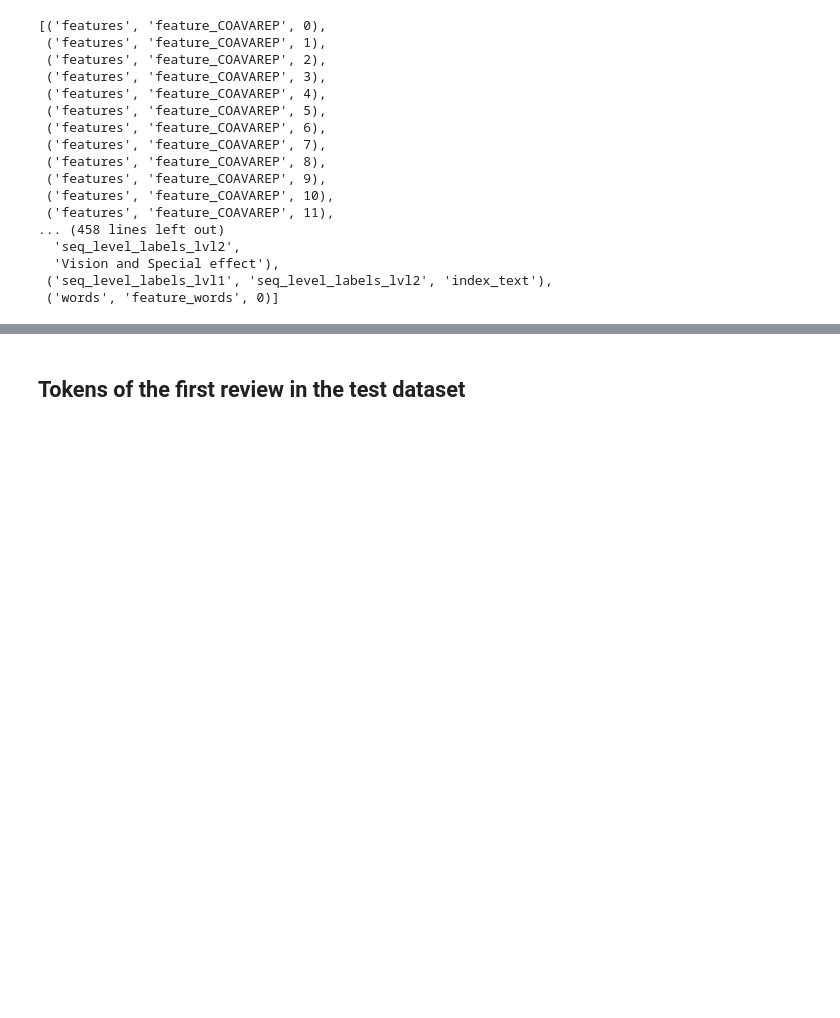
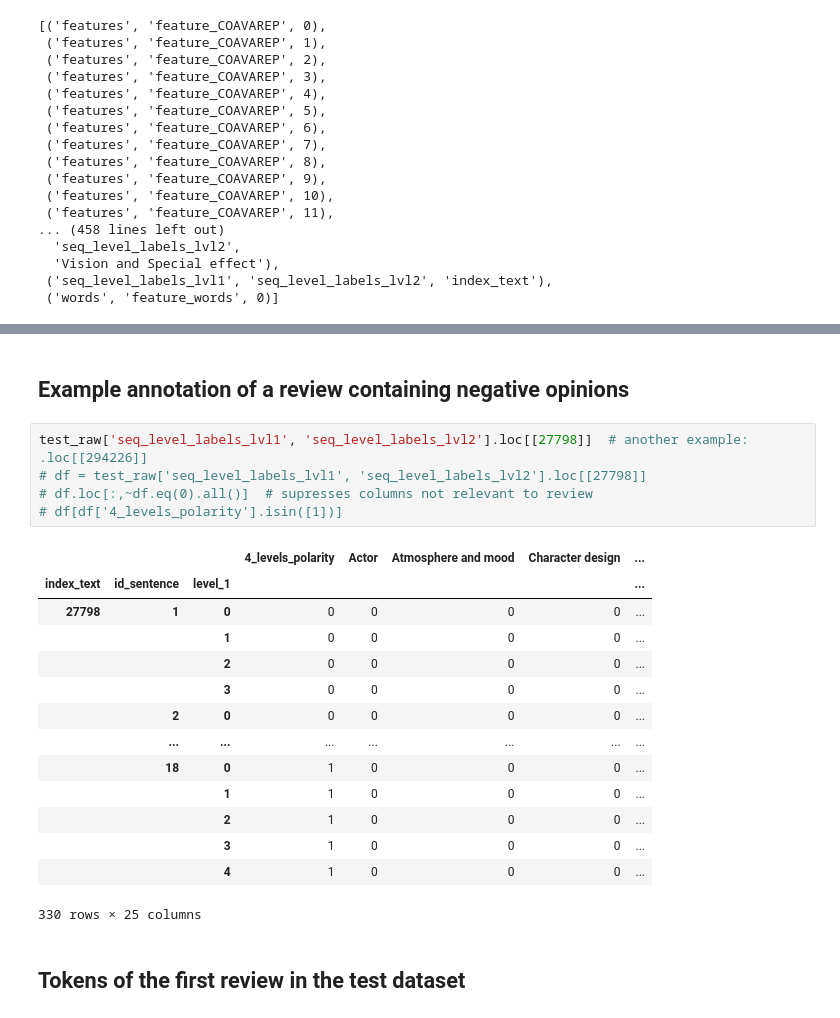
Before and after one commit to eusip/POM, a Jupyter notebook: POM DataFrame Structure.ipynb, the cells around one changed output, grey strips where cells are left out. Saved outputs shown, nothing was run; the diff lists cells and outputs as text; blank space fills up the shorter version.

```diff
--- a/POM DataFrame Structure.ipynb
+++ b/POM DataFrame Structure.ipynb
@@ -41,3 +67,25 @@ list(test_raw.columns)
+# %% [markdown]
+## Example annotation of a review containing negative opinions
+# %%
+test_raw['seq_level_labels_lvl1', 'seq_level_labels_lvl2'].loc[[27798]]  # another example: .loc[[294226]]
+# df = test_raw['seq_level_labels_lvl1', 'seq_level_labels_lvl2'].loc[[27798]]
+# df.loc[:,~df.eq(0).all()]  # supresses columns not relevant to review
+# df[df['4_levels_polarity'].isin([1])]
+# %% [output]
+|  |  |  | 4_levels_polarity | Actor | Atmosphere and mood | Character design | ... |
+| index_text | id_sentence | level_1 |  |  |  |  | ... |
+| 27798 | 1 | 0 | 0 | 0 | 0 | 0 | ... |
+|  |  | 1 | 0 | 0 | 0 | 0 | ... |
+|  |  | 2 | 0 | 0 | 0 | 0 | ... |
+|  |  | 3 | 0 | 0 | 0 | 0 | ... |
+|  | 2 | 0 | 0 | 0 | 0 | 0 | ... |
+|  | ... | ... | ... | ... | ... | ... | ... |
+|  | 18 | 0 | 1 | 0 | 0 | 0 | ... |
+|  |  | 1 | 1 | 0 | 0 | 0 | ... |
+|  |  | 2 | 1 | 0 | 0 | 0 | ... |
+|  |  | 3 | 1 | 0 | 0 | 0 | ... |
+|  |  | 4 | 1 | 0 | 0 | 0 | ... |
+330 rows × 25 columns
 # %% [markdown]
 ## Tokens of the first review in the test dataset
 # %%
```
Also changed, not shown: parts of 4 cells of this notebook, 1 other file.
